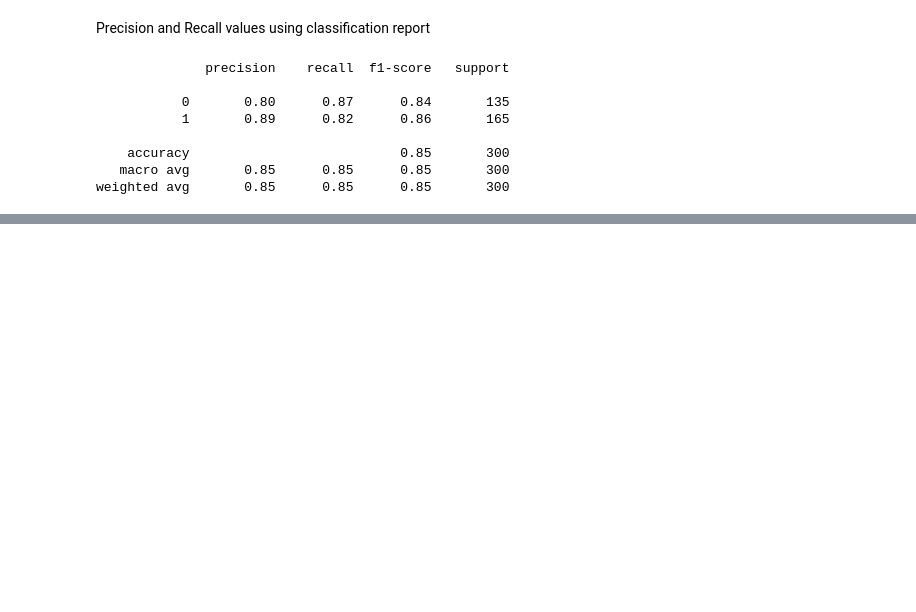
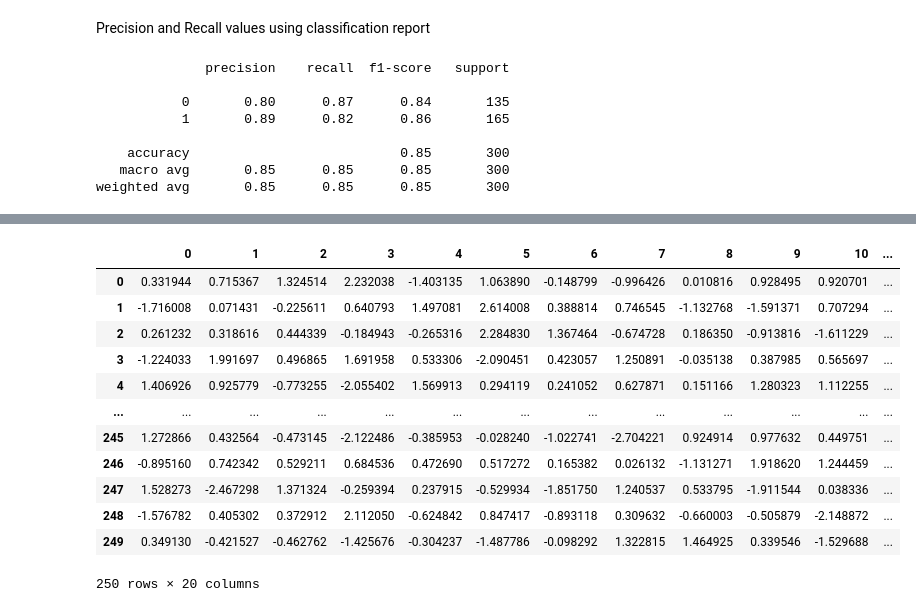
Before and after one commit to niveeez/Logistic-Regression, a Jupyter notebook: logistic_regression_implementation.ipynb, the cells around one changed output, grey strips where cells are left out. Drawn from its saved outputs; the diff is of its cells as text; code cells hidden in the pictures; blank space fills up the shorter version.

```diff
--- a/logistic_regression_implementation.ipynb
+++ b/logistic_regression_implementation.ipynb
@@ -231,0 +705,16 @@ weighted avg       0.85      0.85      0.85       300
+# %%
+pd.DataFrame(X_test)
+# %% [output]
+|  | 0 | 1 | 2 | 3 | 4 | 5 | 6 | 7 | 8 | 9 | 10 | ... |
+| 0 | 0.331944 | 0.715367 | 1.324514 | 2.232038 | -1.403135 | 1.063890 | -0.148799 | -0.996426 | 0.010816 | 0.928495 | 0.920701 | ... |
+| 1 | -1.716008 | 0.071431 | -0.225611 | 0.640793 | 1.497081 | 2.614008 | 0.388814 | 0.746545 | -1.132768 | -1.591371 | 0.707294 | ... |
+| 2 | 0.261232 | 0.318616 | 0.444339 | -0.184943 | -0.265316 | 2.284830 | 1.367464 | -0.674728 | 0.186350 | -0.913816 | -1.611229 | ... |
+| 3 | -1.224033 | 1.991697 | 0.496865 | 1.691958 | 0.533306 | -2.090451 | 0.423057 | 1.250891 | -0.035138 | 0.387985 | 0.565697 | ... |
+| 4 | 1.406926 | 0.925779 | -0.773255 | -2.055402 | 1.569913 | 0.294119 | 0.241052 | 0.627871 | 0.151166 | 1.280323 | 1.112255 | ... |
+| ... | ... | ... | ... | ... | ... | ... | ... | ... | ... | ... | ... | ... |
+| 245 | 1.272866 | 0.432564 | -0.473145 | -2.122486 | -0.385953 | -0.028240 | -1.022741 | -2.704221 | 0.924914 | 0.977632 | 0.449751 | ... |
+| 246 | -0.895160 | 0.742342 | 0.529211 | 0.684536 | 0.472690 | 0.517272 | 0.165382 | 0.026132 | -1.131271 | 1.918620 | 1.244459 | ... |
+| 247 | 1.528273 | -2.467298 | 1.371324 | -0.259394 | 0.237915 | -0.529934 | -1.851750 | 1.240537 | 0.533795 | -1.911544 | 0.038336 | ... |
+| 248 | -1.576782 | 0.405302 | 0.372912 | 2.112050 | -0.624842 | 0.847417 | -0.893118 | 0.309632 | -0.660003 | -0.505879 | -2.148872 | ... |
+| 249 | 0.349130 | -0.421527 | -0.462762 | -1.425676 | -0.304237 | -1.487786 | -0.098292 | 1.322815 | 1.464925 | 0.339546 | -1.529688 | ... |
+250 rows × 20 columns
```
Also changed, not shown: parts of 88 cells of this notebook.
